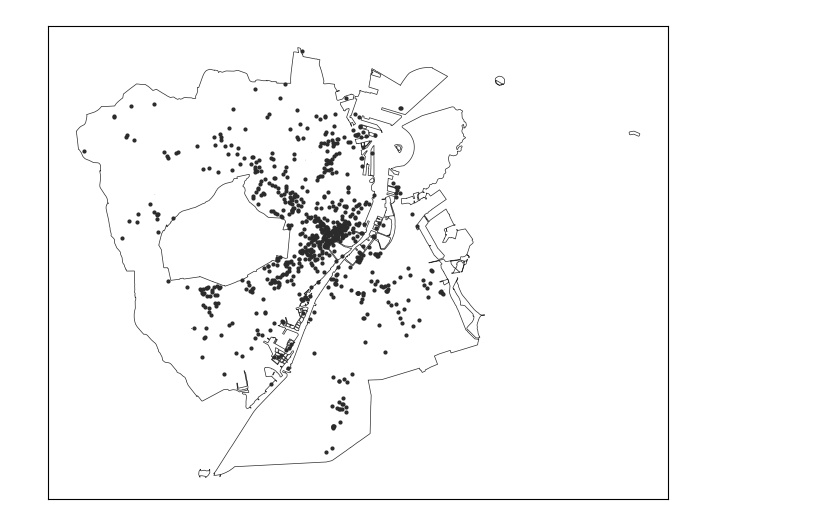
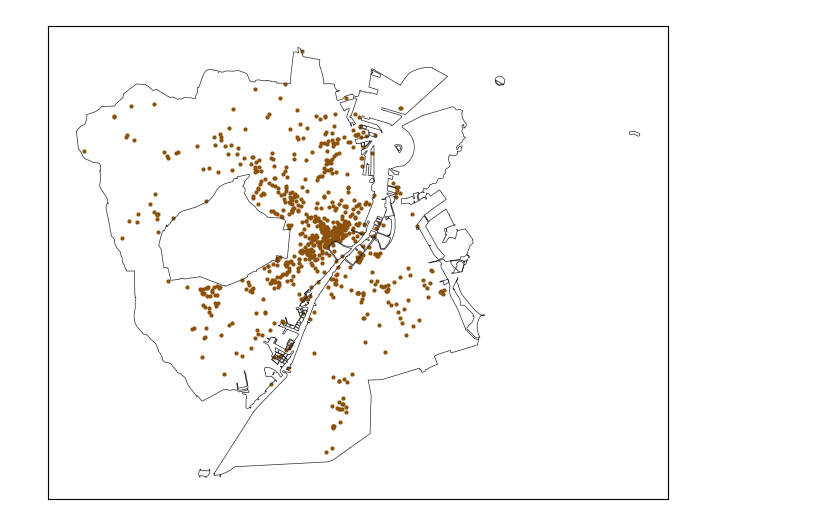
Before and after one commit to mikolaj-kowal/copenhagen-walkability, a Jupyter notebook: notebooks/copenhagen.ipynb, the cells around one changed output. Cells and saved outputs as stored; diff of their text form; code cells hidden in the pictures.

```diff
--- a/notebooks/copenhagen.ipynb
+++ b/notebooks/copenhagen.ipynb
@@ -29,0 +34,3 @@ def plot_net_graph(boundaries_gdf=None, network_gdf=None, nodes_gdf=None, linewi
+# %%
+# administrative boundaries
+admin_boundaries = ox.geocode_to_gdf(city_name).to_crs(crs)
@@ -29,0 +42,4 @@ def plot_net_graph(boundaries_gdf=None, network_gdf=None, nodes_gdf=None, linewi
+# %%
+# café locations
+cafes = ox.features_from_place(city_name, {"amenity": "cafe"}).to_crs(crs)
+cafes["geometry"] = cafes.geometry.centroid
@@ -30,10 +51,15 @@ def plot_net_graph(boundaries_gdf=None, network_gdf=None, nodes_gdf=None, linewi
+# %%
+# colors
+c_cafe = "#8c510a"
+c_network_walk = "#5ab4ac"
+c_boundary = "#2b2b2b"
 # %%
 fig, ax = plt.subplots(figsize=(8, 8))
 
-admin.boundary.plot(ax=ax, linewidth=0.5, color="#2b2b2b")
-poi_gdf.plot(ax=ax, markersize=4, color="#2b2b2b")
+admin_boundaries.boundary.plot(ax=ax, linewidth=0.5, color=c_boundary)
+cafes.plot(ax=ax, markersize=4, color=c_cafe)
 
 ax.get_xaxis().set_visible(False)
 ax.get_yaxis().set_visible(False)
 # %% [output]
-[figure, old version]
+[figure, new version]
```
Also changed, not shown: parts of 25 cells of this notebook, 1 other file.
